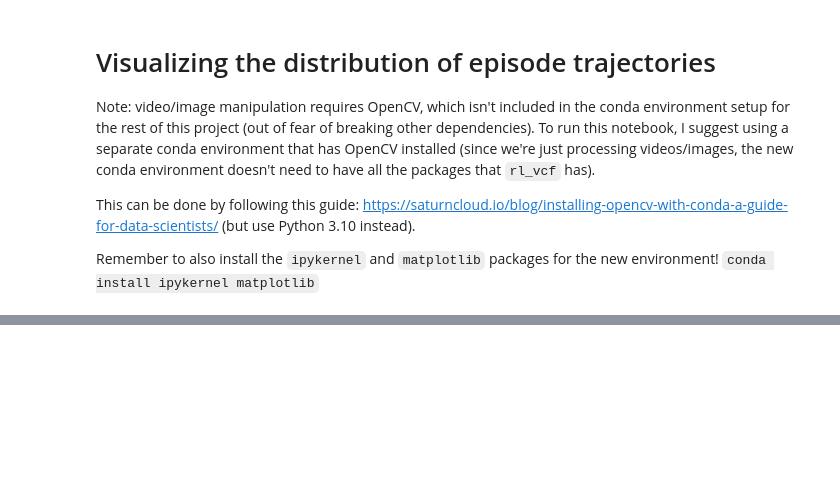
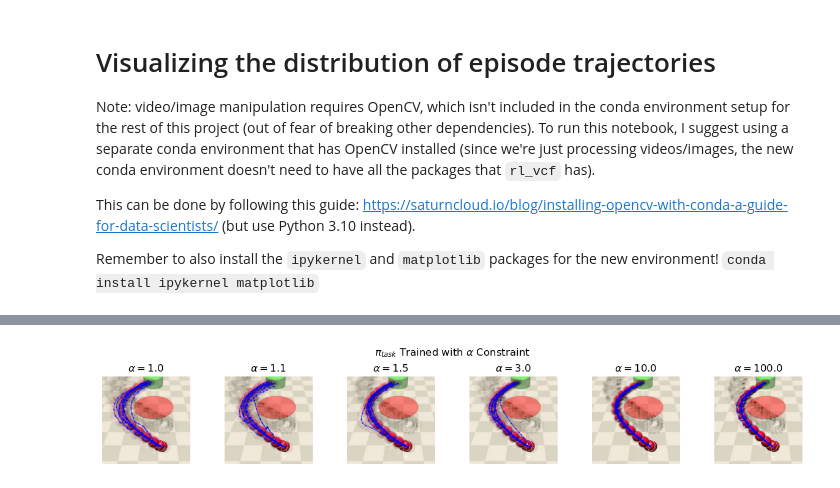
Before and after one commit to JacquesCloete/sport, a Jupyter notebook: notebooks/envs/episode_trajectory_distribution_visualization.ipynb, the cells around one changed output, grey strips where cells are left out. Saved outputs shown, nothing was run; the diff lists cells and outputs as text; code cells hidden in the pictures; blank space fills up the shorter version.

```diff
--- a/notebooks/envs/episode_trajectory_distribution_visualization.ipynb
+++ b/notebooks/envs/episode_trajectory_distribution_visualization.ipynb
@@ -244,0 +264,17 @@ fig, ax = plot_trajectories(
+# %%
+fig, ax = plot_trajectories(
+    frames=frames_alpha_task,
+    keys=alphas_to_plot,
+    backsub=backsub,
+    update_rate=update_rate,
+    keypoint_size_cutoff=keypoint_size_cutoff,
+    blur_size=blur_size,
+    blob_detector=blob_detector,
+    color="b",
+    fig_size_scale_factor=2.0,
+    line_width=1.0,
+    marker_size=1.0,
+    title=r"$\pi_{task}$ Trained with $\alpha$ Constraint",
+)
+# %% [output]
+[figure, added]
```
Also changed, not shown: parts of 5 cells of this notebook, 18 other files.
